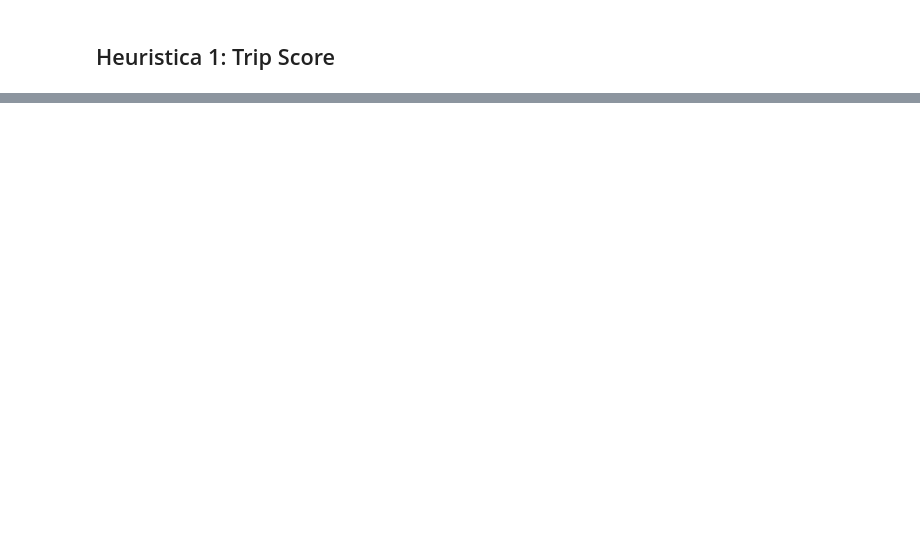
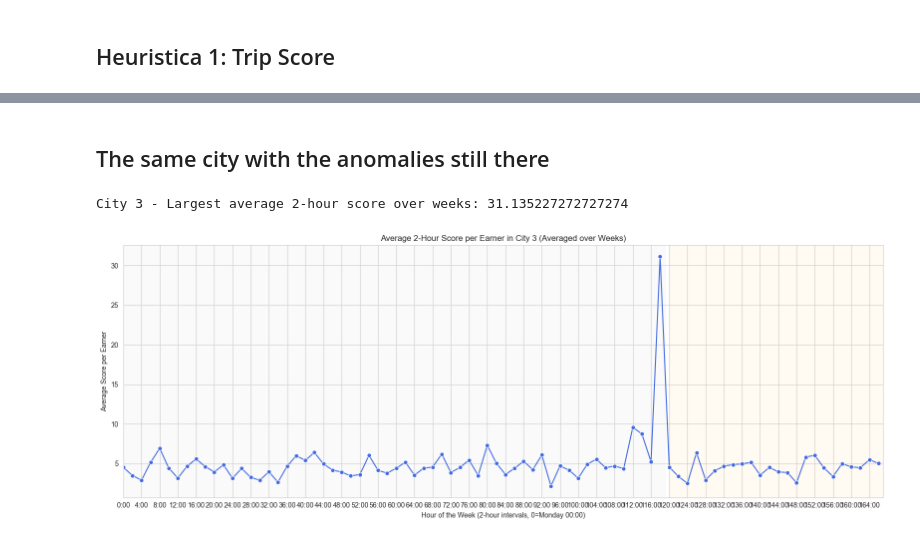
Before and after one commit to Teoneag/Junction-2025, a Jupyter notebook: gali.ipynb, the cells around one changed output, grey strips where cells are left out. Drawn from its saved outputs; the diff is of its cells as text; code cells hidden in the pictures; blank space fills up the shorter version.

```diff
--- a/gali.ipynb
+++ b/gali.ipynb
@@ -116,0 +243,36 @@ plt.show()
+# %% [markdown]
+## The same city with the anomalies still there
+# %%
+# --- Read CSV with week column ---
+csv_file = data_dir / "hourly_avg_2h_by_city_with_week.csv"
+df = pd.read_csv(csv_file)
+
+# --- Select City 3 ---
+city_id = 3
+city_df = df[df['city_id'] == city_id]
+
+# --- Average across weeks per 2-hour interval ---
+avg_city_2h = city_df.groupby('job_hour_2h').agg(
+    avg_score_per_earner=('avg_score_per_earner','mean')
+).reset_index()
+
+# --- Print the largest average score ---
+max_score = avg_city_2h['avg_score_per_earner'].max()
+print(f"City {city_id} - Largest average 2-hour score over weeks: {max_score}")
+
+# --- Full week plot (2-hour intervals) ---
+plt.figure(figsize=(16,6))
+sns.set_style("whitegrid")
+sns.lineplot(data=avg_city_2h, x='job_hour_2h', y='avg_score_per_earner', marker='o', color='royalblue')
+plt.xlabel("Hour of the Week (2-hour intervals, 0=Monday 00:00)")
+plt.ylabel("Average Score per Earner")
+plt.title(f"Average 2-Hour Score per Earner in City {city_id} (Averaged over Weeks)")
+plt.xticks(ticks=range(0, 168, 4), labels=[f"{i}:00" for i in range(0, 168, 4)])
+plt.xlim(0, 167)
+plt.axvspan(0, 119, color='lightgray', alpha=0.1)  # Mon-Fri
+plt.axvspan(120, 167, color='orange', alpha=0.05)  # Sat-Sun
+plt.tight_layout()
+plt.show()
+# %% [output]
+City 3 - Largest average 2-hour score over weeks: 31.135227272727274
+[figure, added]
```
Also changed, not shown: parts of 10 cells of this notebook.
